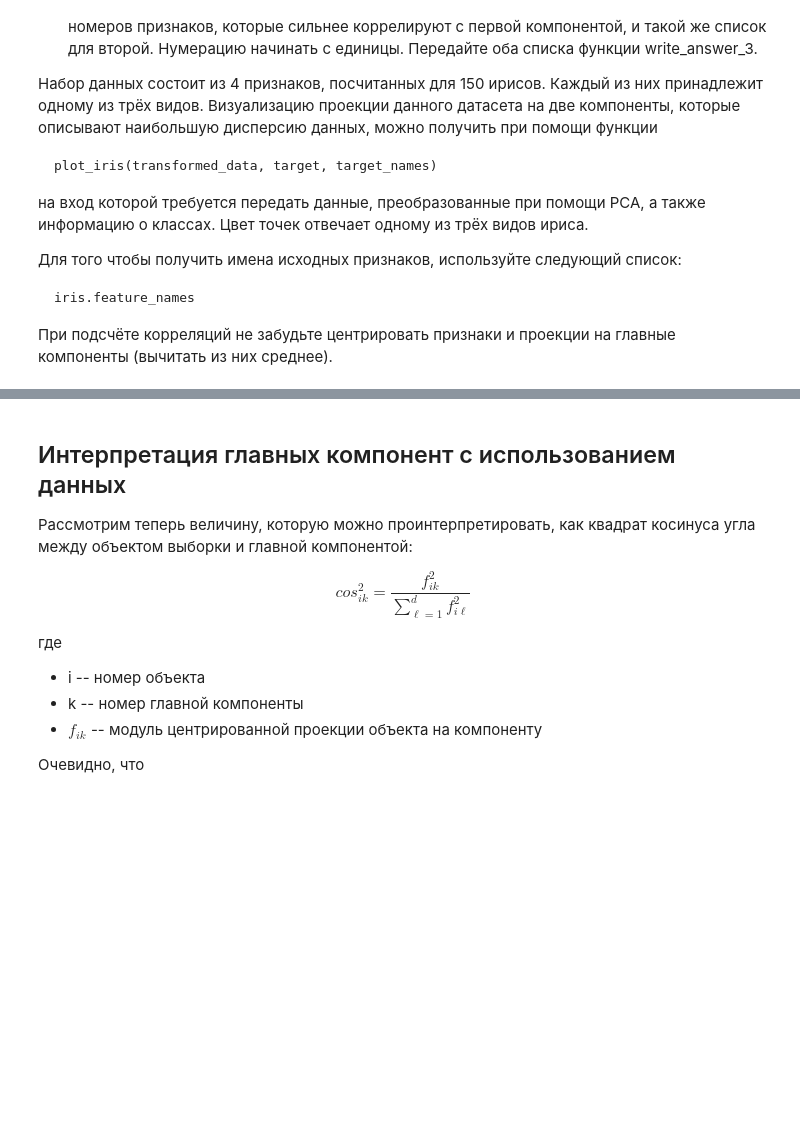
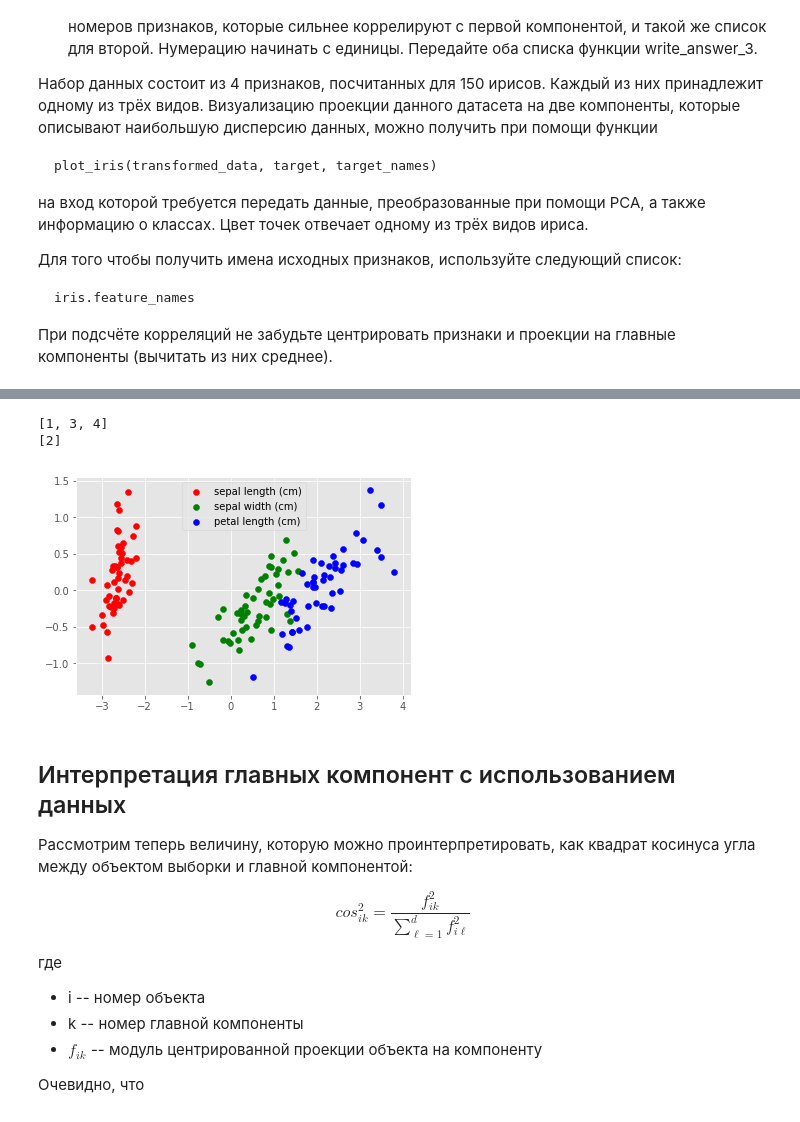
Before and after one commit to vkmbox/Ml-mipt, a Jupyter notebook: course3/week2a/work/PCA.ipynb, the cells around one changed output, grey strips where cells are left out. Drawn from its saved outputs; the diff is of its cells as text; code cells hidden in the pictures; blank space fills up the shorter version.

```diff
--- a/course3/week2a/work/PCA.ipynb
+++ b/course3/week2a/work/PCA.ipynb
@@ -397,3 +416,6 @@ target = iris.target
 target_names = iris.target_names
 
 # place your code here
+# %%
+iris = datasets.load_iris()
+iris.data
@@ -399,0 +450,6 @@ target_names = iris.target_names
+# %%
+data = iris.data
+model = PCA(n_components=2)
+model.fit(data)
+trans = model.transform(data)
+trans
@@ -400,3 +474,25 @@ target_names = iris.target_names
+# %%
+#prev = np.var(trans[:, 0:1])
+list_pc1 = []
+list_pc2 = []
+for cnt in range(1, 5):
+    val1 = np.absolute(pearsonr(trans[:, 0:1], data[:, cnt-1:cnt])[0])
+    val2 = np.absolute(pearsonr(trans[:, 1:2], data[:, cnt-1:cnt])[0])
+    if (val1 > val2):
+        list_pc1.append(cnt)
+    else:
+        list_pc2.append(cnt)
+
+write_answer_3(list_pc1, list_pc2)
+print(list_pc1)
+print(list_pc2)
+# %% [output]
+[1, 3, 4]
+[2]
+# %%
+plot_iris(trans, iris.target, iris.feature_names)
+# %% [output]
+[figure, added]
 # %% [markdown]
 ## Интерпретация главных компонент с использованием данных
 
```
Also changed, not shown: parts of 7 cells of this notebook.
